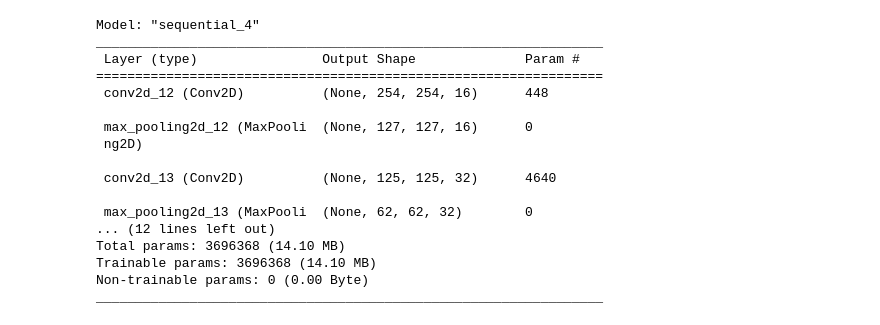
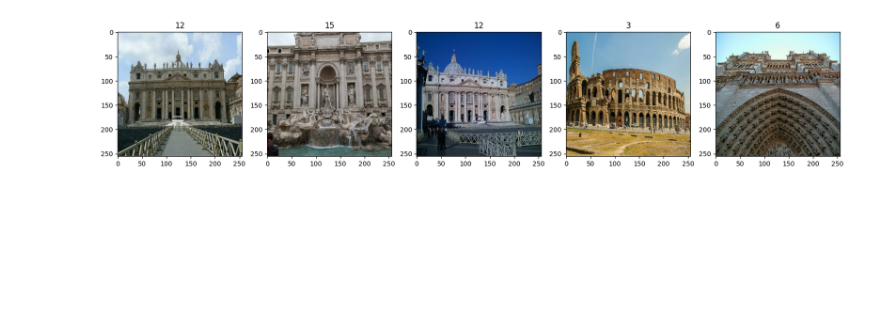
Before and after one commit to JamilePolycarpo/RedesNeurais-Imagem3D, a Jupyter notebook: ImagemRedesNeurais.ipynb, the cells around one changed output. Cells and saved outputs as stored; diff of their text form; code cells hidden in the pictures; blank space fills up the shorter version.

```diff
--- a/ImagemRedesNeurais.ipynb
+++ b/ImagemRedesNeurais.ipynb
@@ -89,46 +213,44 @@ test = data.skip(train_size+val_size).take(test_size)
+# %%
+fig, ax = plt.subplots(ncols=5, figsize=(20,20))
+for idx, img in enumerate(batch_val[0][:5]):
+  ax[idx].imshow(img.astype(int))
+  ax[idx].title.set_text(batch_val[1][idx])
+# %% [output]
+[figure, added]
 # %%
-from logging import logProcesses
-#Construindo a deep learning
-from tensorflow.keras.models import Sequential
-from tensorflow.keras.layers import Conv2D, MaxPooling2D, Dense, Flatten, Dropout
+from tensorflow import keras
+from tensorflow.keras.layers import Conv2D, MaxPooling2D, Flatten, Dense
+from tensorflow.keras.layers.experimental.preprocessing import Rescaling
 
-model = Sequential()
+model = keras.Sequential()
 
-model.add(Conv2D(16,(3,3),1, activation='relu', input_shape=(256,256,3)))
-model.add(MaxPooling2D())
+model.add(Rescaling(scale=1.0/255))
+model.add(Conv2D(32, kernel_size=(3, 3), activation='relu'))
+model.add(BatchNormalization())
+model.add(MaxPooling2D(pool_size=(2, 2)))
 
-model.add(Conv2D(32,(3,3),1, activation='relu'))
-model.add(MaxPooling2D())
+model.add(Conv2D(64, kernel_size=(3, 3), activation='relu'))
+model.add(BatchNormalization())
+model.add(MaxPooling2D(pool_size=(2, 2)))
+
+model.add(Conv2D(128, kernel_size=(3, 3), activation='relu'))
+model.add(BatchNormalization())
+model.add(MaxPooling2D(pool_size=(2, 2)))
+
+model.add(Conv2D(256, kernel_size=(3, 3), activation='relu'))
+model.add(BatchNormalization())
+model.add(MaxPooling2D(pool_size=(2, 2)))
 
 
-model.add(Conv2D(16,(3,3),1, activation='relu'))
-model.add(MaxPooling2D())
 
 model.add(Flatten())
+model.add(Dense(256, activation='relu'))
+model.add(Dropout(0.5))
+model.add(Dense(16, activation="softmax"))
 
-model.add(Dense(256, activation='relu'))
-#model.add(Dense(1, activatio='sigmoid'))
-
-model.compile('adam', loss=tf.losses.BinaryCrossentropy(), metrics=['accuracy'])
-model.summary()
+model.compile(loss="sparse_categorical_crossentropy",
+              optimizer="adam",
+              metrics=["accuracy"])
-# %% [output]
-Model: "sequential_4"
-_________________________________________________________________
- Layer (type)                Output Shape              Param #
-=================================================================
- conv2d_12 (Conv2D)          (None, 254, 254, 16)      448
-
- max_pooling2d_12 (MaxPooli  (None, 127, 127, 16)      0
- ng2D)
-
- conv2d_13 (Conv2D)          (None, 125, 125, 32)      4640
-
- max_pooling2d_13 (MaxPooli  (None, 62, 62, 32)        0
-... (12 lines left out)
-Total params: 3696368 (14.10 MB)
-Trainable params: 3696368 (14.10 MB)
-Non-trainable params: 0 (0.00 Byte)
-_________________________________________________________________
 # %%
 #Treino
 
```
Also changed, not shown: parts of 18 cells of this notebook.
